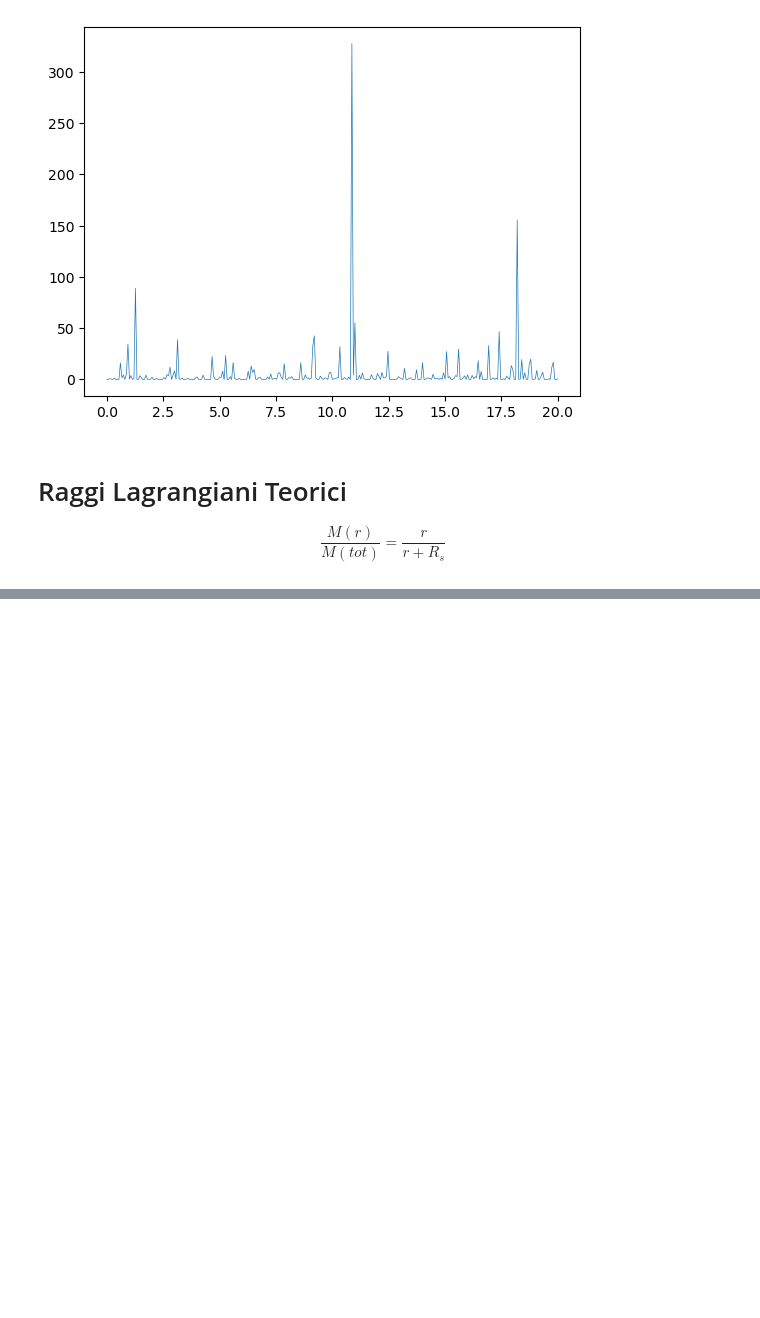
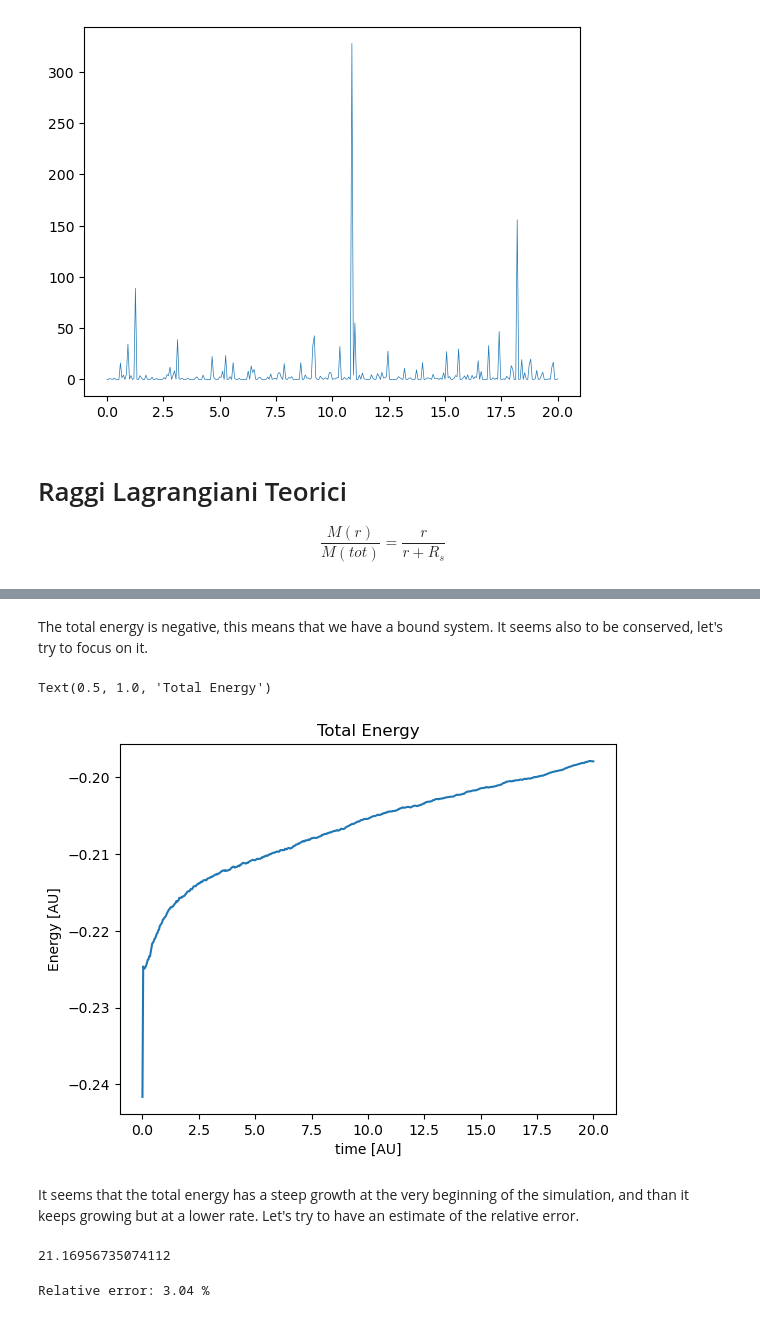
Before and after one commit to SimoneArienti/Galaxies-and-Dynamics, a Jupyter notebook: Project/Exam_Analysis.ipynb, the cells around one changed output, grey strips where cells are left out. Saved outputs shown, nothing was run; the diff lists cells and outputs as text; code cells hidden in the pictures; blank space fills up the shorter version.

```diff
--- a/Project/Exam_Analysis.ipynb
+++ b/Project/Exam_Analysis.ipynb
@@ -316,0 +322,3 @@ plt.savefig(f'Plots/Lagrangian Radii {N} teo.png' )
+# %%
+en_data = pd.read_csv(energy_file, header=None).to_numpy()
+datas   = pd.read_csv(energy_file, header=None)
@@ -316,0 +395,22 @@ plt.savefig(f'Plots/Lagrangian Radii {N} teo.png' )
+# %% [markdown]
+The total energy is negative, this means that we have a bound system. It seems also to be conserved, let's try to focus on it.
+# %%
+plt.plot(en_times, E_tot)
+plt.xlabel('time [AU]')
+plt.ylabel('Energy [AU]')
+plt.title('Total Energy')
+# %% [output]
+Text(0.5, 1.0, 'Total Energy')
+[figure, added]
+# %% [markdown]
+It seems that the total energy has a steep growth at the very beginning of the simulation, and than it keeps growing but at a lower rate. Let's try to have an estimate of the relative error.
+# %%
+var = np.max(E_tot) - np.min(E_tot)
+np.abs(var/E_med) * 100
+# %% [output]
+21.16956735074112
+# %%
+Rel_err_perc = abs(E_stdev/E_med)*100
+print(f'Relative error: {Rel_err_perc:.2f} %')
+# %% [output]
+Relative error: 3.04 %
```
Also changed, not shown: parts of 20 cells of this notebook.
